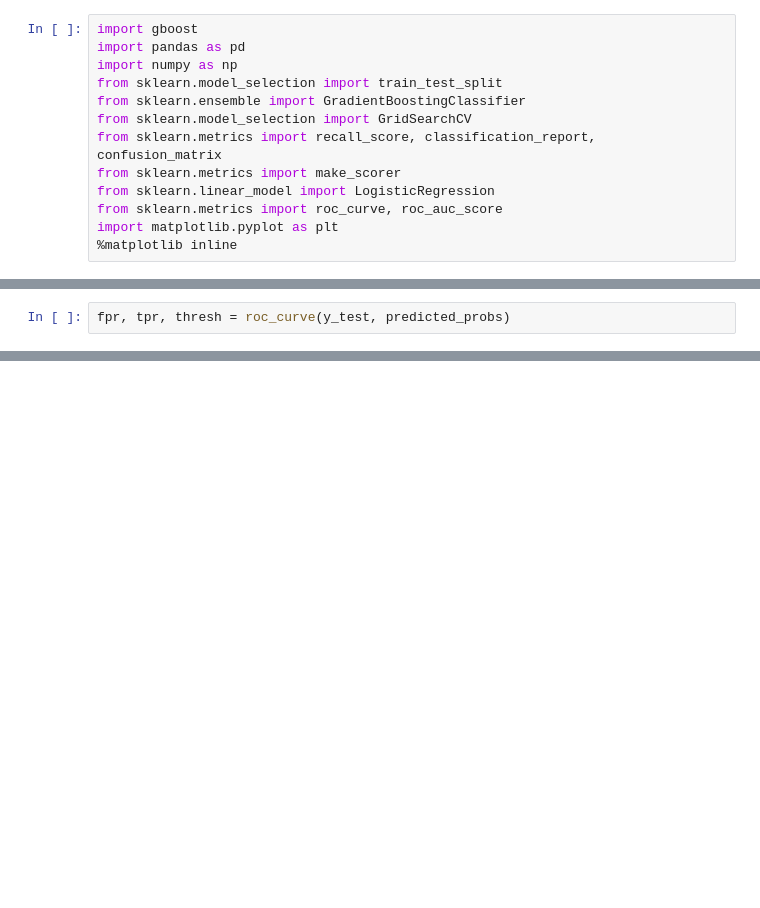
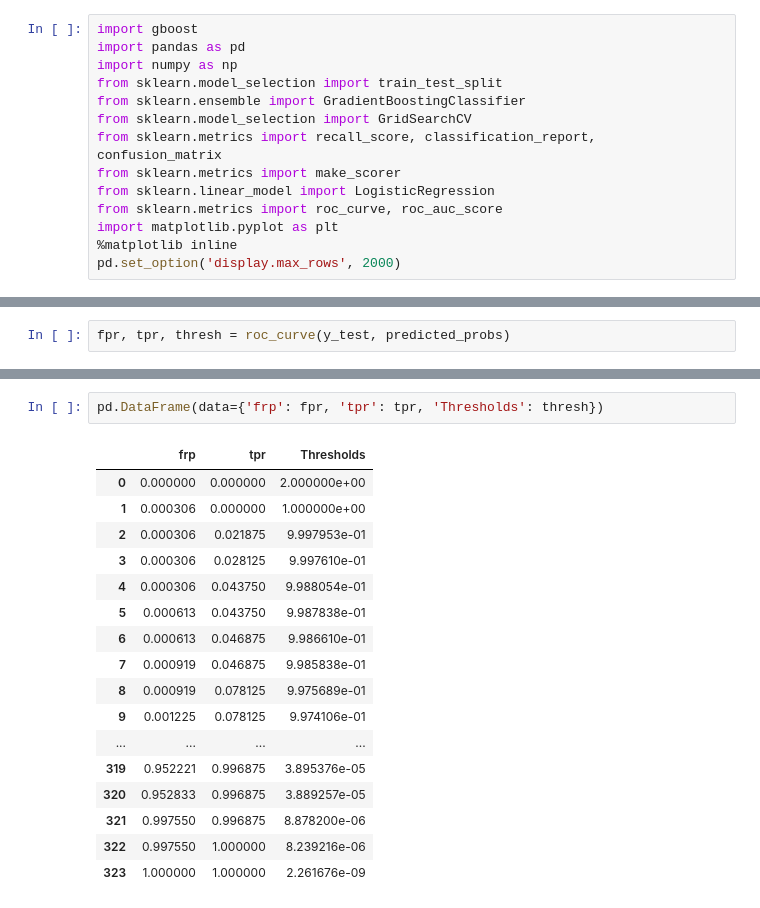
Before and after one commit to DMSaunders/event-fraud-case-study-public, a Jupyter notebook: gboost.ipynb, the cells around one changed output, grey strips where cells are left out. Drawn from its saved outputs; the diff is of its cells as text; blank space fills up the shorter version.

```diff
--- a/gboost.ipynb
+++ b/gboost.ipynb
@@ -11,6 +11,7 @@ from sklearn.linear_model import LogisticRegression
 from sklearn.metrics import roc_curve, roc_auc_score
 import matplotlib.pyplot as plt
 %matplotlib inline
+pd.set_option('display.max_rows', 2000)
 # %%
     data = gboost.data_clean()
     X, y = gboost.define_features_and_target(data, 'Fraud')
@@ -66,0 +80,20 @@ plt.ylabel("TPR");
+# %%
+pd.DataFrame(data={'frp': fpr, 'tpr': tpr, 'Thresholds': thresh})
+# %% [output]
+|  | frp | tpr | Thresholds |
+| 0 | 0.000000 | 0.000000 | 2.000000e+00 |
+| 1 | 0.000306 | 0.000000 | 1.000000e+00 |
+| 2 | 0.000306 | 0.021875 | 9.997953e-01 |
+| 3 | 0.000306 | 0.028125 | 9.997610e-01 |
+| 4 | 0.000306 | 0.043750 | 9.988054e-01 |
+| 5 | 0.000613 | 0.043750 | 9.987838e-01 |
+| 6 | 0.000613 | 0.046875 | 9.986610e-01 |
+| 7 | 0.000919 | 0.046875 | 9.985838e-01 |
+| 8 | 0.000919 | 0.078125 | 9.975689e-01 |
+| 9 | 0.001225 | 0.078125 | 9.974106e-01 |
+| ... | ... | ... | ... |
+| 319 | 0.952221 | 0.996875 | 3.895376e-05 |
+| 320 | 0.952833 | 0.996875 | 3.889257e-05 |
+| 321 | 0.997550 | 0.996875 | 8.878200e-06 |
+| 322 | 0.997550 | 1.000000 | 8.239216e-06 |
+| 323 | 1.000000 | 1.000000 | 2.261676e-09 |
```
Also changed, not shown: parts of 5 cells of this notebook.
